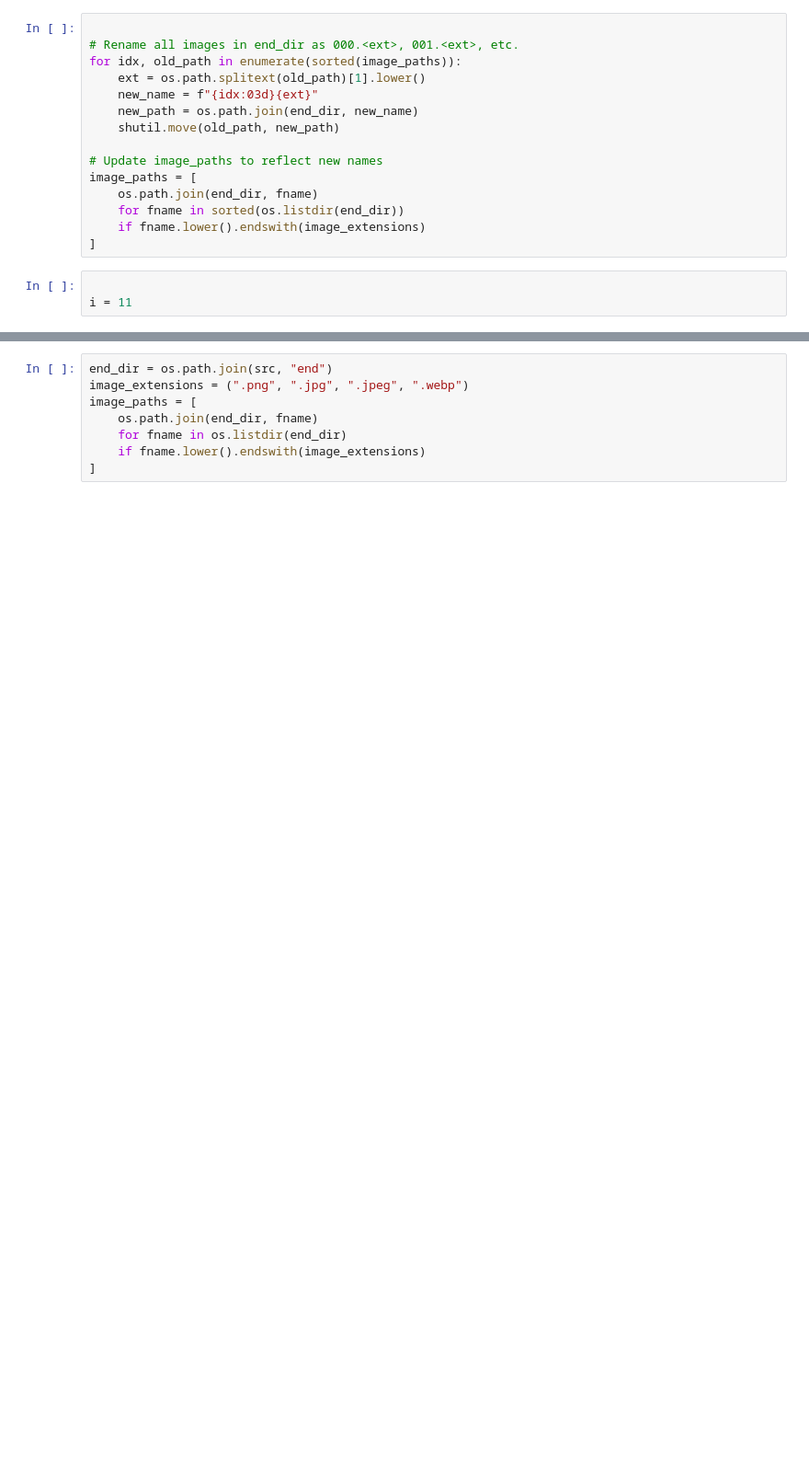
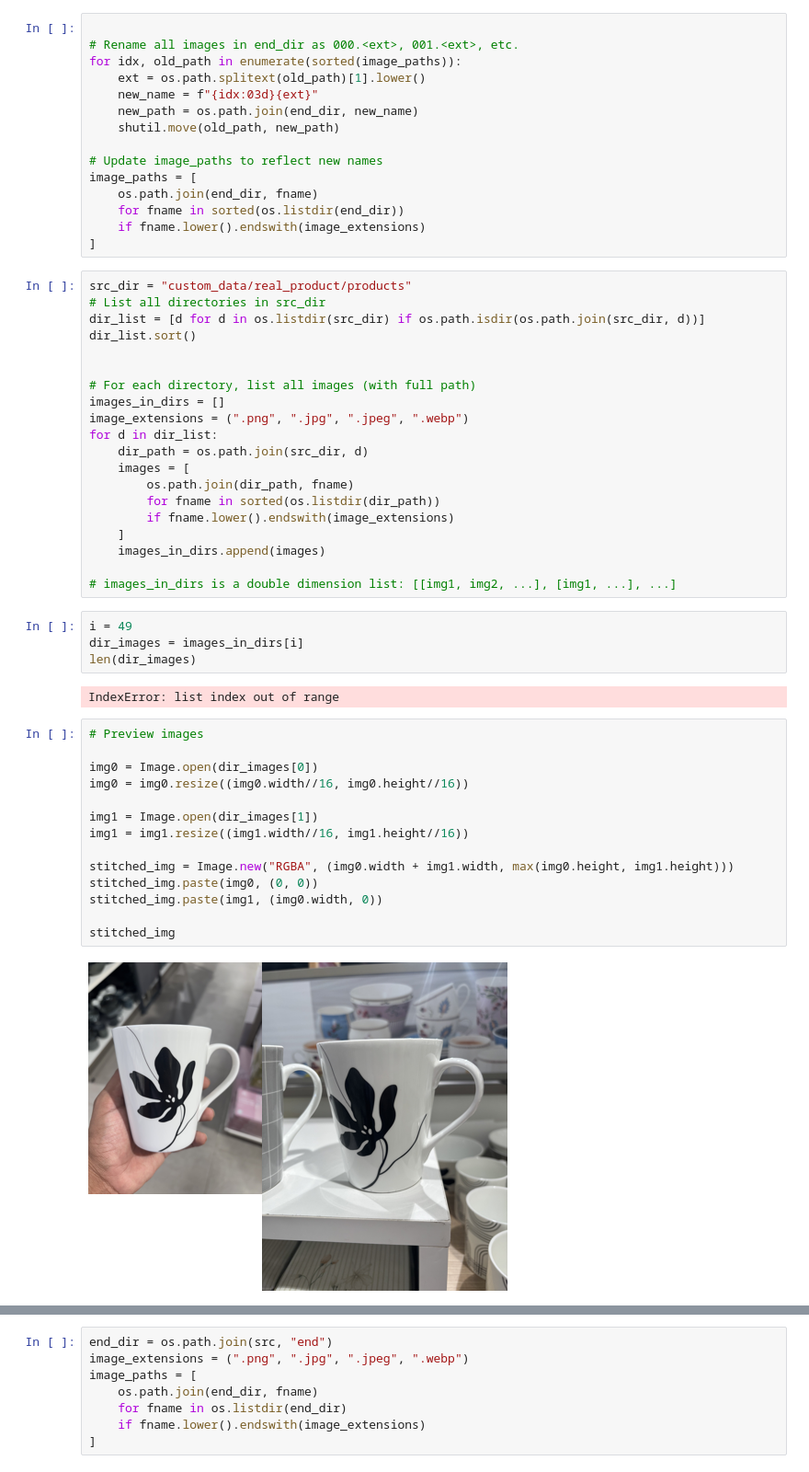
Before and after one commit to Saquib764/omini-kontext, a Jupyter notebook: helpers/dataset_creator.ipynb, the cells around one changed output, grey strips where cells are left out. Shown: that part at 92% size. Drawn from its saved outputs; the diff is of its cells as text; blank space fills up the shorter version.

```diff
--- a/helpers/dataset_creator.ipynb
+++ b/helpers/dataset_creator.ipynb
@@ -77,6 +116,45 @@ image_paths = [
     for fname in sorted(os.listdir(end_dir))
     if fname.lower().endswith(image_extensions)
 ]
-# %%
-
-i = 11
+# %%
+src_dir = "custom_data/real_product/products"
+# List all directories in src_dir
+dir_list = [d for d in os.listdir(src_dir) if os.path.isdir(os.path.join(src_dir, d))]
+dir_list.sort()
+
+
+# For each directory, list all images (with full path)
+images_in_dirs = []
+image_extensions = (".png", ".jpg", ".jpeg", ".webp")
+for d in dir_list:
+    dir_path = os.path.join(src_dir, d)
+    images = [
+        os.path.join(dir_path, fname)
+        for fname in sorted(os.listdir(dir_path))
+        if fname.lower().endswith(image_extensions)
+    ]
+    images_in_dirs.append(images)
+
+# images_in_dirs is a double dimension list: [[img1, img2, ...], [img1, ...], ...]
+# %%
+i = 49
+dir_images = images_in_dirs[i]
+len(dir_images)
+# %% [output]
+IndexError: list index out of range
+# %%
+# Preview images
+
+img0 = Image.open(dir_images[0])
+img0 = img0.resize((img0.width//16, img0.height//16))
+
+img1 = Image.open(dir_images[1])
+img1 = img1.resize((img1.width//16, img1.height//16))
+
+stitched_img = Image.new("RGBA", (img0.width + img1.width, max(img0.height, img1.height)))
+stitched_img.paste(img0, (0, 0))
+stitched_img.paste(img1, (img0.width, 0))
+
+stitched_img
+# %% [output]
+[figure, added]
```
Also changed, not shown: parts of 14 cells of this notebook, 2 other files.
